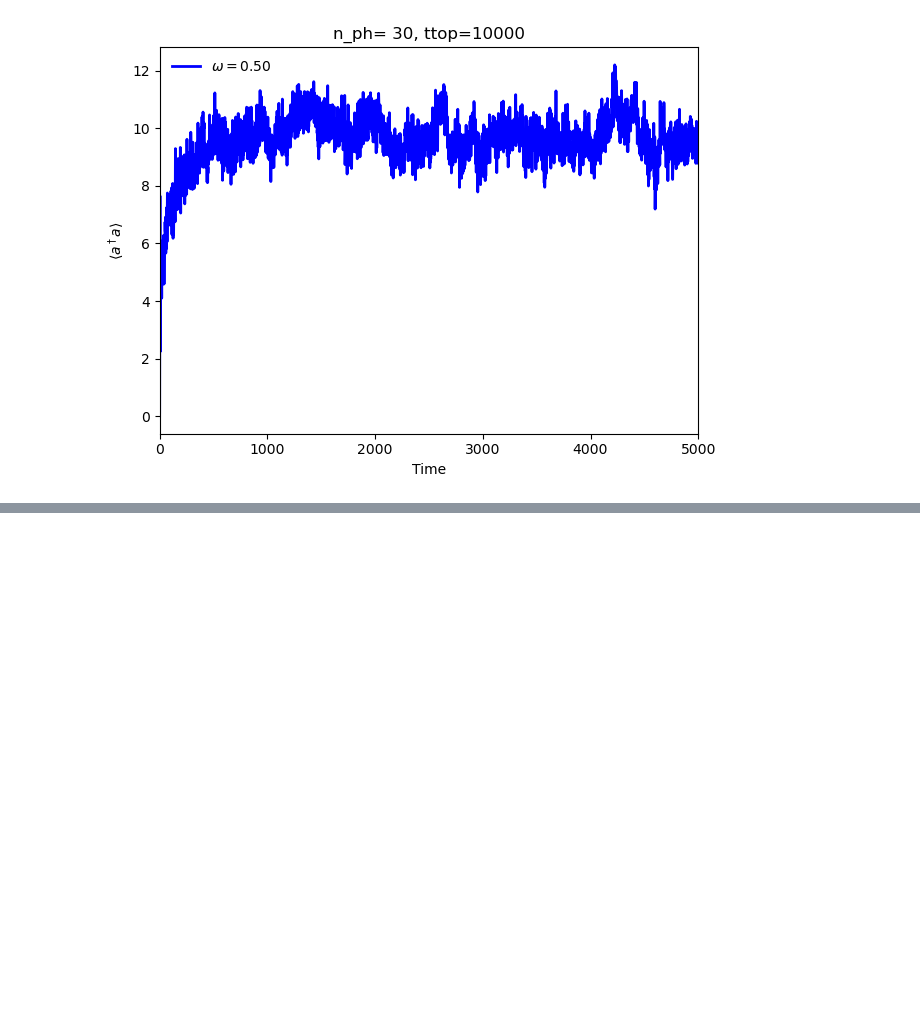
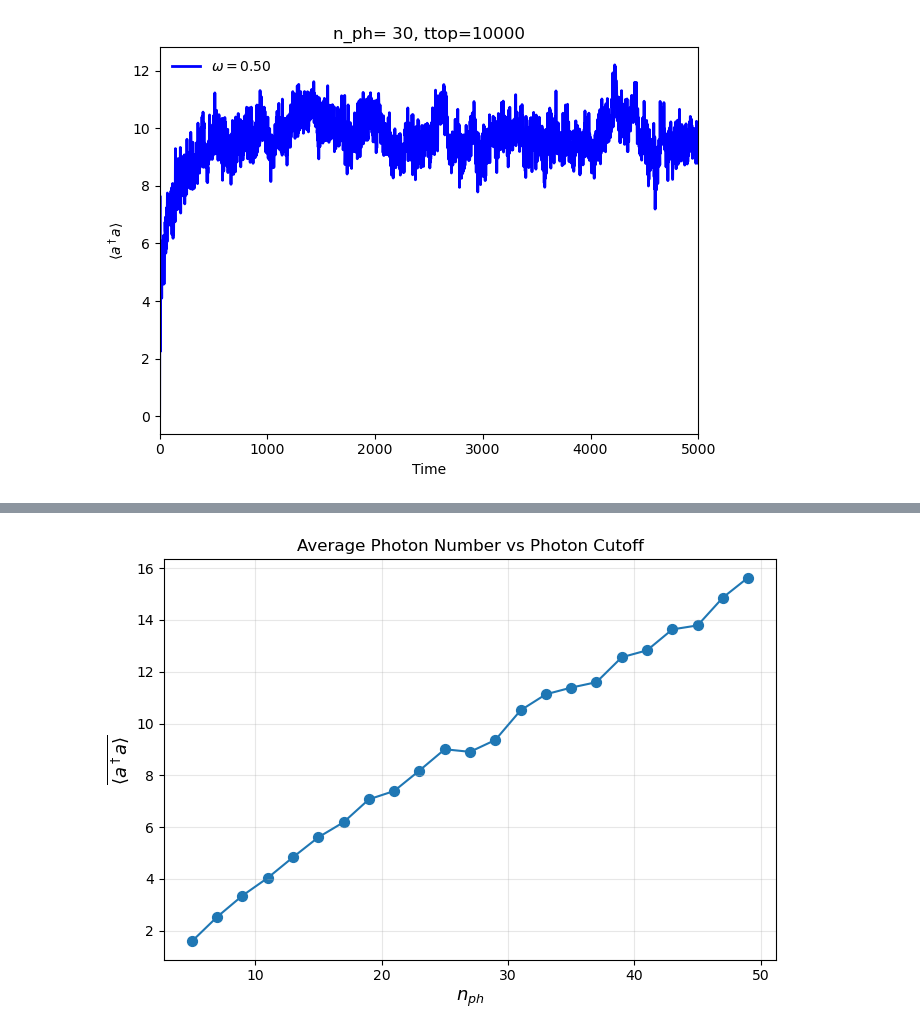
Before and after one commit to soumyadl/DMBL-Engine, a Jupyter notebook: Codes/Basic-LMG_photon_02.ipynb.ipynb, the cells around one changed output, grey strips where cells are left out. Drawn from its saved outputs; the diff is of its cells as text; code cells hidden in the pictures; blank space fills up the shorter version.

```diff
--- a/Codes/Basic-LMG_photon_02.ipynb.ipynb
+++ b/Codes/Basic-LMG_photon_02.ipynb.ipynb
@@ -778,0 +1195,76 @@ plt.show()
+# %%
+import matplotlib.pyplot as plt
+from multiprocessing import Pool
+from tqdm import tqdm
+
+# freezing p,oints
+frz = jn_zeros(0, 4)
+
+# parameters
+N = 10
+hbar = 1.0
+h0 = 0
+g = 2.0
+omega0 = 1.0
+Jvalue = 1.0
+
+omegas = [0.5]
+x = 2.40
+colors = ['blue', 'red']
+nph_vals = np.arange(5, 51, 2)
+#nph_vals = [10,15,20,30,40]
+
+# time
+ttop = 10000
+tlist = np.linspace(0, ttop, ttop * 20 + 1)
+opts = Options(nsteps =1e6)
+
+#styles = ['-', '--']
+
+h = x * omega / 4
+args_list =[{'omega': omega,'h0': h0,'g': g,'tlist': tlist,'N': N,'n_ph': n_ph,'hbar': hbar,'omega0': omega0,'Jvalue': Jvalue,'h':h,'opts':opts}
+             for n_ph in nph_vals]
+
+ # parallel run
+
+p = Pool(processes=10)
+results = p.map(run_dynamics_lmg, tqdm(args_list))
+
+p.close()
+p.join()
+
+avg_photons = np.array(results)
+
+# =====================================================
+#Save data
+# =====================================================
+np.savez(f'average_photon_number_vs_nph.npz',nph_vals=nph_vals,avg_photons=avg_photons)
+
+plt.figure(figsize=(7,5))
+
+plt.scatter(nph_vals,avg_photons,s=50)
+
+# optional connecting line
+plt.plot(nph_vals,avg_photons,linewidth=1.5)
+
+# =====================================================
+# labels
+# =====================================================
+
+plt.xlabel(r'$n_{ph}$', fontsize=13)
+
+plt.ylabel(r'$\overline{\langle a^\dagger a \rangle}$',fontsize=13)
+
+plt.title('Average Photon Number vs Photon Cutoff')
+
+plt.grid(alpha=0.3)
+
+plt.tight_layout()
+
+# =====================================================
+# save figure
+# =====================================================
+
+plt.savefig('average_photon_vs_nph.png',dpi=300,bbox_inches='tight')
+# %% [output]
+[figure, added]
```
Also changed, not shown: parts of 7 cells of this notebook.
